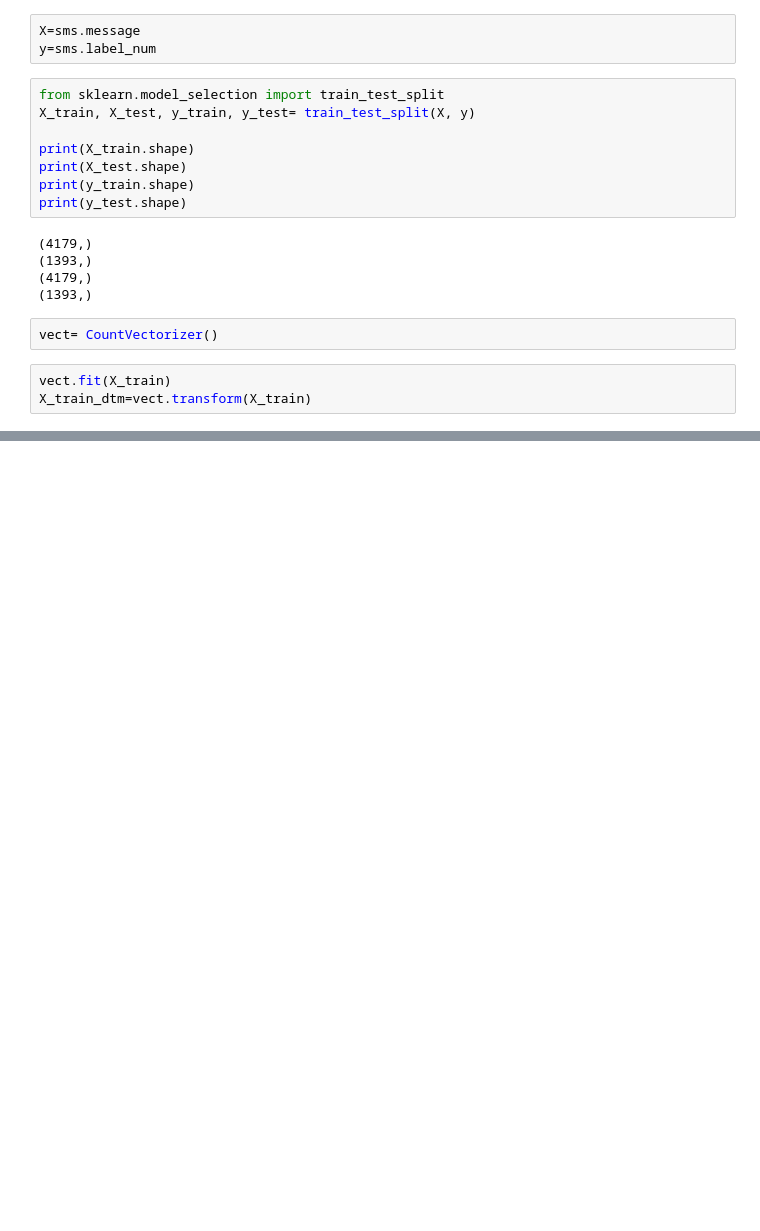
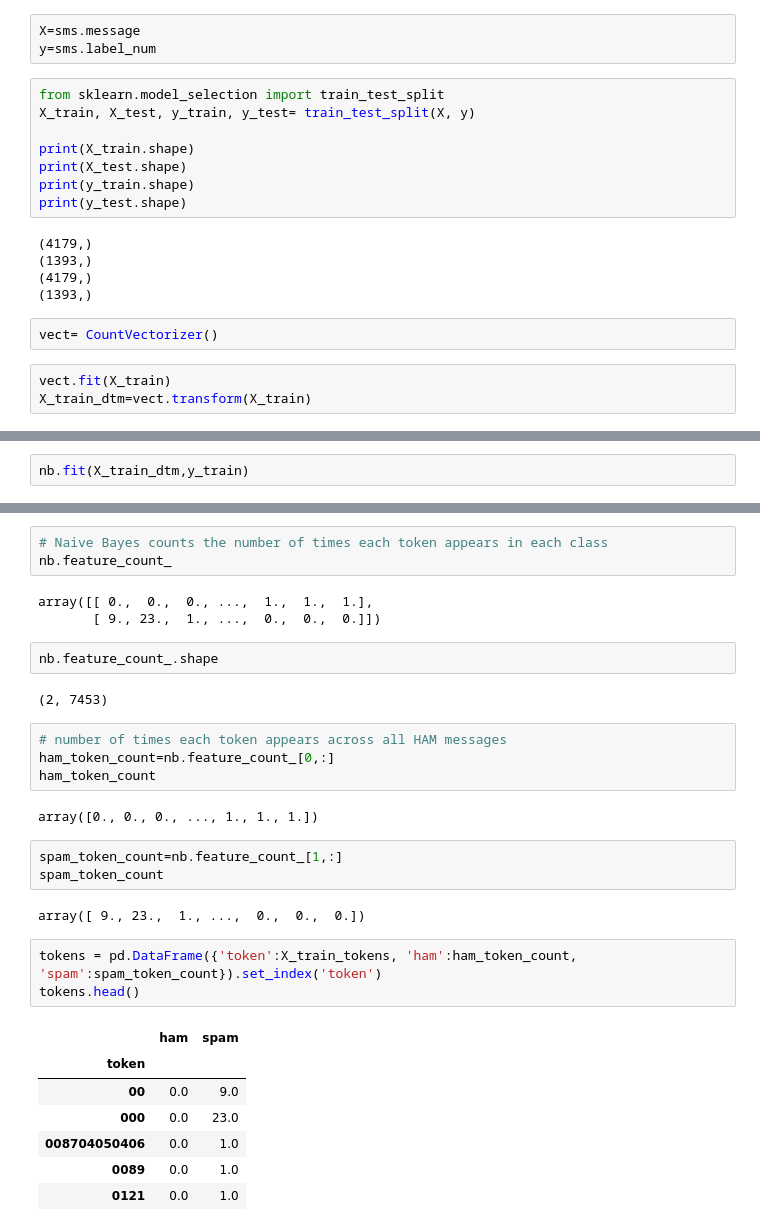
Before and after one commit to ayushmittal02/machine_learning, a Jupyter notebook: text_analysis_in_scikit_learn.ipynb, the cells around one changed output, grey strips where cells are left out. Saved outputs shown, nothing was run; the diff lists cells and outputs as text; blank space fills up the shorter version.

```diff
--- a/text_analysis_in_scikit_learn.ipynb
+++ b/text_analysis_in_scikit_learn.ipynb
@@ -126,0 +132,2 @@ X_test_dtm
+# %%
+nb.fit(X_train_dtm,y_train)
@@ -126,0 +181,32 @@ X_test_dtm
+# %%
+# Naive Bayes counts the number of times each token appears in each class
+nb.feature_count_
+# %% [output]
+array([[ 0.,  0.,  0., ...,  1.,  1.,  1.],
+       [ 9., 23.,  1., ...,  0.,  0.,  0.]])
+# %%
+nb.feature_count_.shape
+# %% [output]
+(2, 7453)
+# %%
+# number of times each token appears across all HAM messages
+ham_token_count=nb.feature_count_[0,:]
+ham_token_count
+# %% [output]
+array([0., 0., 0., ..., 1., 1., 1.])
+# %%
+spam_token_count=nb.feature_count_[1,:]
+spam_token_count
+# %% [output]
+array([ 9., 23.,  1., ...,  0.,  0.,  0.])
+# %%
+tokens = pd.DataFrame({'token':X_train_tokens, 'ham':ham_token_count, 'spam':spam_token_count}).set_index('token')
+tokens.head()
+# %% [output]
+|  | ham | spam |
+| token |  |  |
+| 00 | 0.0 | 9.0 |
+| 000 | 0.0 | 23.0 |
+| 008704050406 | 0.0 | 1.0 |
+| 0089 | 0.0 | 1.0 |
+| 0121 | 0.0 | 1.0 |
```
Also changed, not shown: parts of 22 cells of this notebook.
